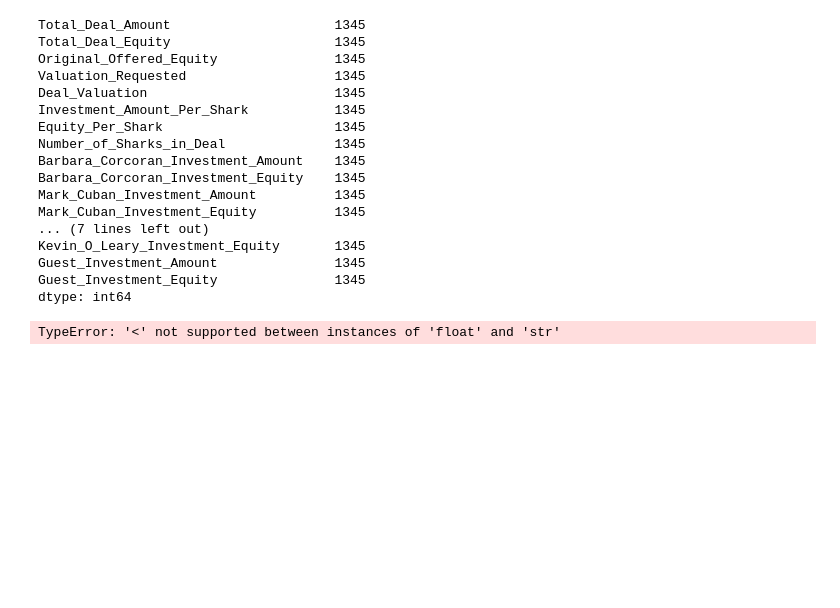
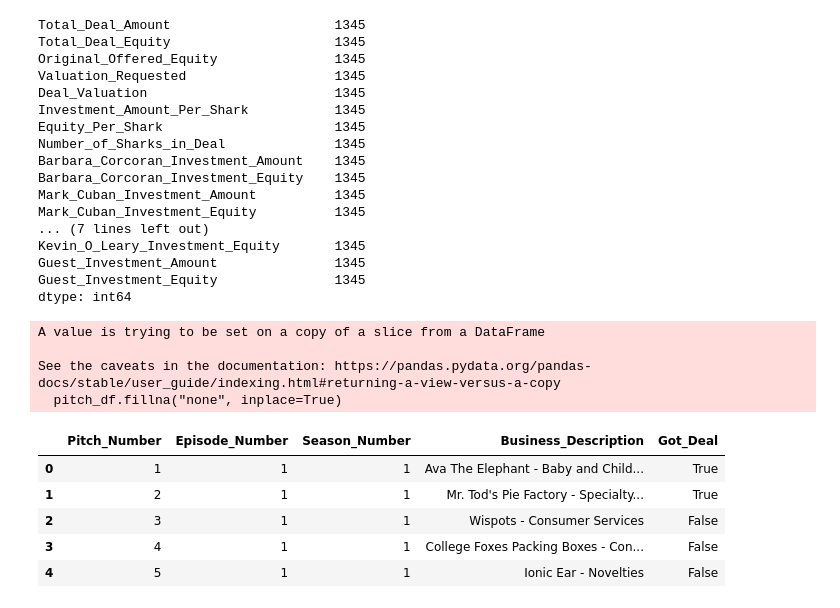
Before and after one commit to amydohlin/project-3-group-08, a Jupyter notebook: Project_3_Group_8_ETL.ipynb, the cells around one changed output. Saved outputs shown, nothing was run; the diff lists cells and outputs as text; code cells hidden in the pictures; blank space fills up the shorter version.

```diff
--- a/Project_3_Group_8_ETL.ipynb
+++ b/Project_3_Group_8_ETL.ipynb
@@ -460,12 +474,23 @@ Guest_Investment_Amount               1345
 Guest_Investment_Equity               1345
 dtype: int64
 # %%
-deal_df1.Barbara_Corcoran_Investment_Amount.dropna().sort_values(ascending=False)[:10].plot.bar(figsize=[16,4],rot=90)
+# deal_df1.Barbara_Corcoran_Investment_Amount.dropna().sort_values(ascending=False)[:10].plot.bar(figsize=[16,4],rot=90)
-# %% [output]
-TypeError: '<' not supported between instances of 'float' and 'str'
 # %%
 #Creating a dataframe for Pitch Info:
 pitch_df= sharktank_df_clean[['Pitch Number', 'Episode Number', 'Season Number','Business Description', 'Got Deal']]
 pitch_df.columns = pitch_df.columns.str.replace(' ', '_')
+
+pitch_df.fillna("none", inplace=True)
 pitch_df.head()
+# %% [output]
+A value is trying to be set on a copy of a slice from a DataFrame
+
+See the caveats in the documentation: https://pandas.pydata.org/pandas-docs/stable/user_guide/indexing.html#returning-a-view-versus-a-copy
+  pitch_df.fillna("none", inplace=True)
+|  | Pitch_Number | Episode_Number | Season_Number | Business_Description | Got_Deal |
+| 0 | 1 | 1 | 1 | Ava The Elephant - Baby and Child... | True |
+| 1 | 2 | 1 | 1 | Mr. Tod's Pie Factory - Specialty... | True |
+| 2 | 3 | 1 | 1 | Wispots - Consumer Services | False |
+| 3 | 4 | 1 | 1 | College Foxes Packing Boxes - Con... | False |
+| 4 | 5 | 1 | 1 | Ionic Ear - Novelties | False |
 # %%
```
Also changed, not shown: parts of 5 cells of this notebook, 2 other files.
